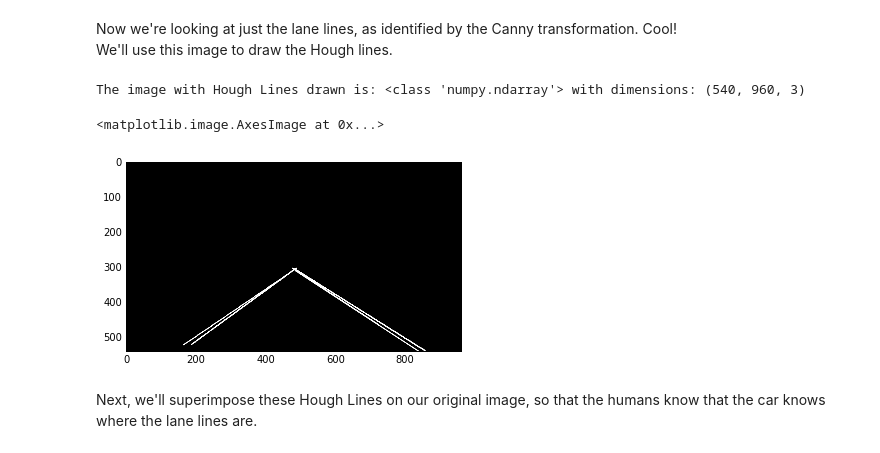
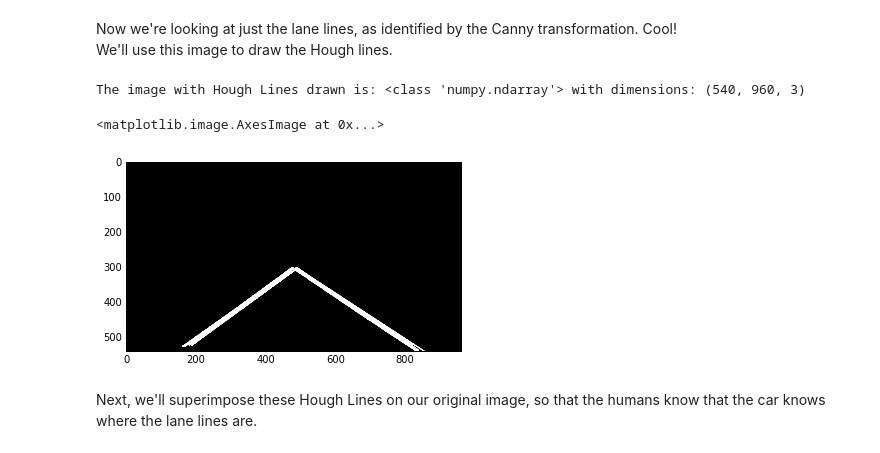
Before and after one commit to mgruben/lane-lines, a Jupyter notebook: P0.ipynb, the cells around one changed output. Cells and saved outputs as stored; diff of their text form; code cells hidden in the pictures.

```diff
--- a/P0.ipynb
+++ b/P0.ipynb
@@ -196,18 +196,22 @@ The masked, Canny-Transformed image is: <class 'numpy.ndarray'> with dimensions:
 Now we're looking at just the lane lines, as identified by the Canny transformation. Cool!
 We'll use this image to draw the Hough lines.
 # %%
-hough_image = hough_lines(masked_canny_image, rho = 1, theta = np.pi / 180, threshold = 50,
-                          min_line_len = 200, max_line_gap = 200)
+# Apply a Gaussian Noise filter, or else the lines are more difficult to detect
+gaussian_image = gaussian_noise(masked_canny_image, 5)
+
+# Draw the Hough Lines
+hough_image = hough_lines(gaussian_image, rho = 1, theta = np.pi / 180, threshold = 50,
+                          min_line_len = 200, max_line_gap = 150)
 # See, e.g., http://docs.opencv.org/2.4/doc/tutorials/imgproc/imgtrans/hough_lines/hough_lines.html,
 # especially 4. Probabilistic Hough Line Transform
 
 #printing out some stats and plotting
 print('The image with Hough Lines drawn is:', type(image), 'with dimensions:', image.shape)
 plt.imshow(hough_image, cmap='gray')
 # %% [output]
 The image with Hough Lines drawn is: <class 'numpy.ndarray'> with dimensions: (540, 960, 3)
 <matplotlib.image.AxesImage at 0x...>
-[figure, old version]
+[figure, new version]
 # %% [markdown]
 Next, we'll superimpose these Hough Lines on our original image, so that the humans know that the car knows where the lane lines are.
 # %%
```
Also changed, not shown: parts of 5 cells of this notebook.
